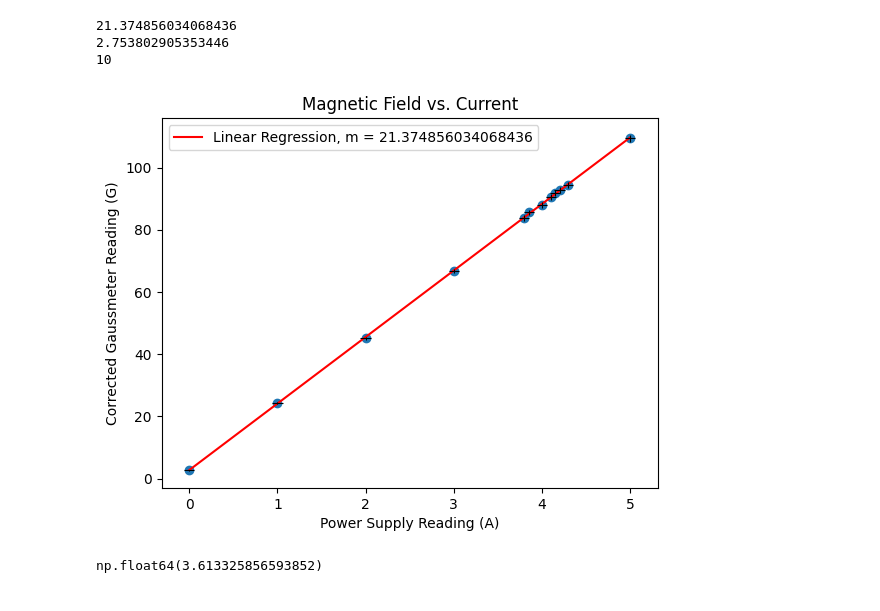
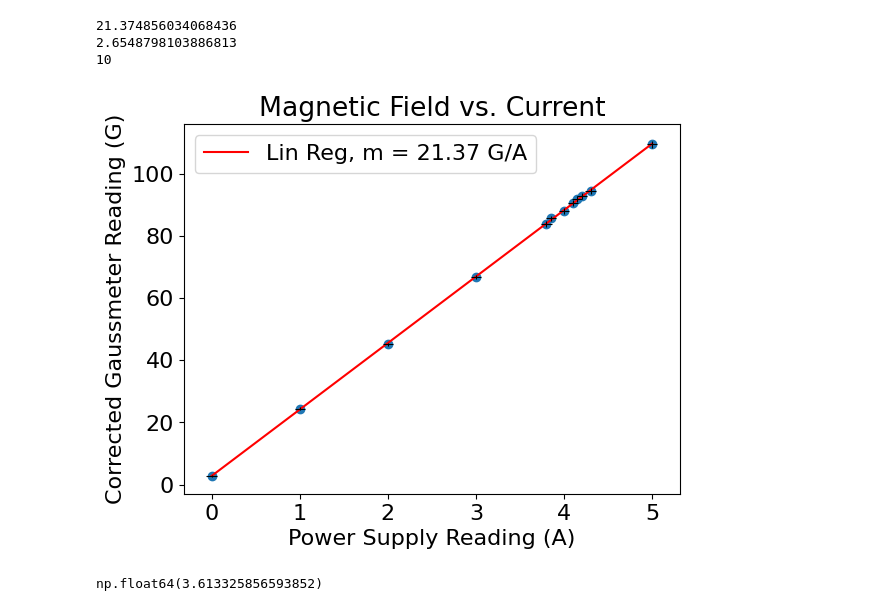
Before and after one commit to nikokopp/jlab, a Jupyter notebook: relativistic_dynamics/analysis/elliott_analysis.ipynb, the cells around one changed output. Cells and saved outputs as stored; diff of their text form; code cells hidden in the pictures.

```diff
--- a/relativistic_dynamics/analysis/elliott_analysis.ipynb
+++ b/relativistic_dynamics/analysis/elliott_analysis.ipynb
@@ -15,12 +15,12 @@ calib = np.array([104.0, -102.2])
 
 # Calibration
 z = np.mean(calib)
-z_unc = np.sqrt(0.2**2 + 0.02**2) / 2
+z_unc = z * np.sqrt(0.2**2 + 0.2**2) / 2
 
 calib_mean = np.mean(np.abs(calib))
 s = calib_mean / mag
 
-calib_mean_unc = np.sqrt(0.2**2 + 0.02**2) / 2
+calib_mean_unc = np.sqrt(0.2**2 + 0.2**2) / 2
 s_unc = s * np.sqrt(
     (calib_mean_unc / calib_mean)**2 + 0.01**2
 )
@@ -30,36 +30,37 @@ y = (y_raw - z) / s
 
 # Standard uncertainties
 xerr = 0.2 / np.sqrt(12)
 yerr = np.sqrt(
     (y * s_unc / s)**2
     + (0.2**2 + z_unc**2) / s**2
 )
 
 x_line = np.linspace(np.min(x),np.max(x),200)
 m, b = np.polyfit(x, y, 1)
 
 y_fit = m * x + b
 chi2 = np.sum(((y - y_fit) / yerr)**2)
 dof = len(y) - 2
 
 print(m)
 print(chi2)
 print(dof)
 
 plt.figure()
+plt.rcParams.update({'font.size': 16})
 plt.title('Magnetic Field vs. Current')
 plt.ylabel('Corrected Gaussmeter Reading (G)')
 plt.xlabel('Power Supply Reading (A)')
-plt.plot(x_line, m * x_line + b, color='red', label=f'Linear Regression, m = {m}')
+plt.plot(x_line, m * x_line + b, color='red', label=f'Lin Reg, m = {m:.2f} G/A')
 plt.scatter(x,y)
 plt.errorbar(x, y, xerr=xerr, yerr=yerr, fmt='none', ecolor='black', linewidth=0.75)
 plt.legend()
 plt.show()
 # %% [output]
 21.374856034068436
-2.753802905353446
+2.6548798103886813
 10
-[figure, old version]
+[figure, new version]
 # %%
 def find_amp(G):
     return (G - b) / m
```
Also changed, not shown: parts of 4 cells of this notebook.
